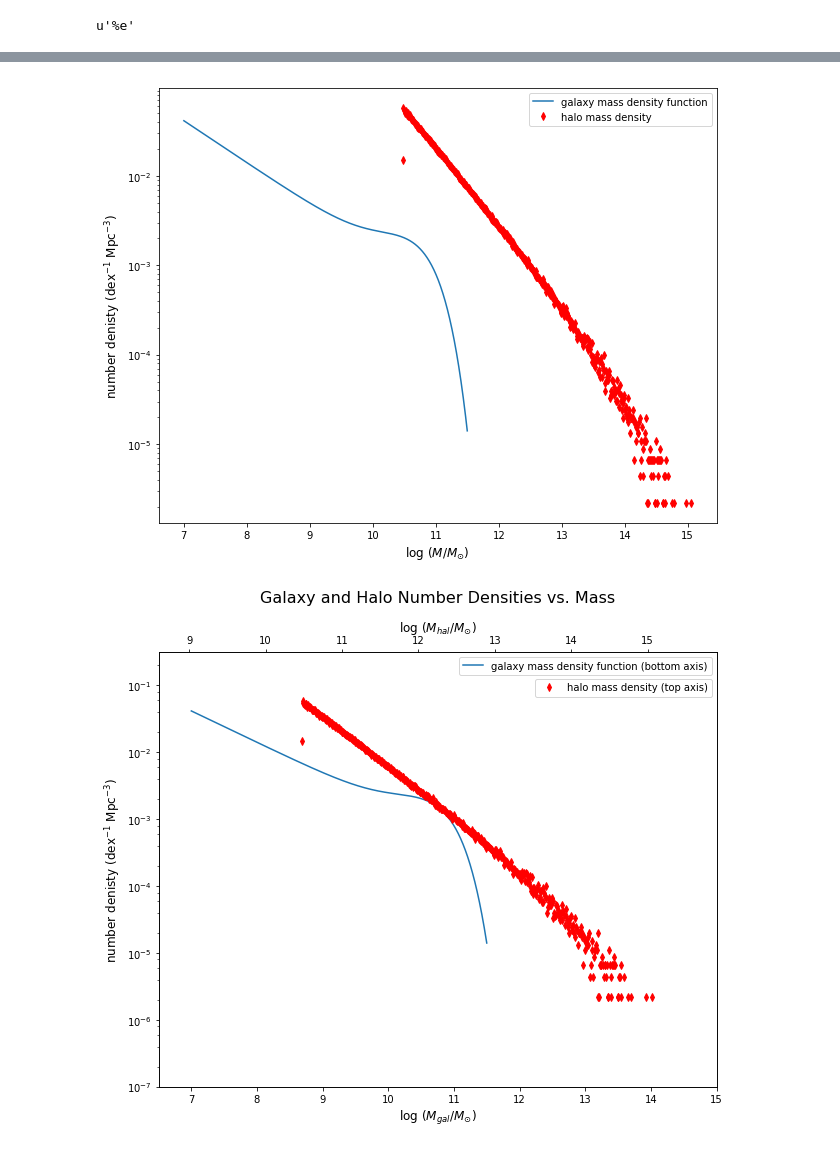
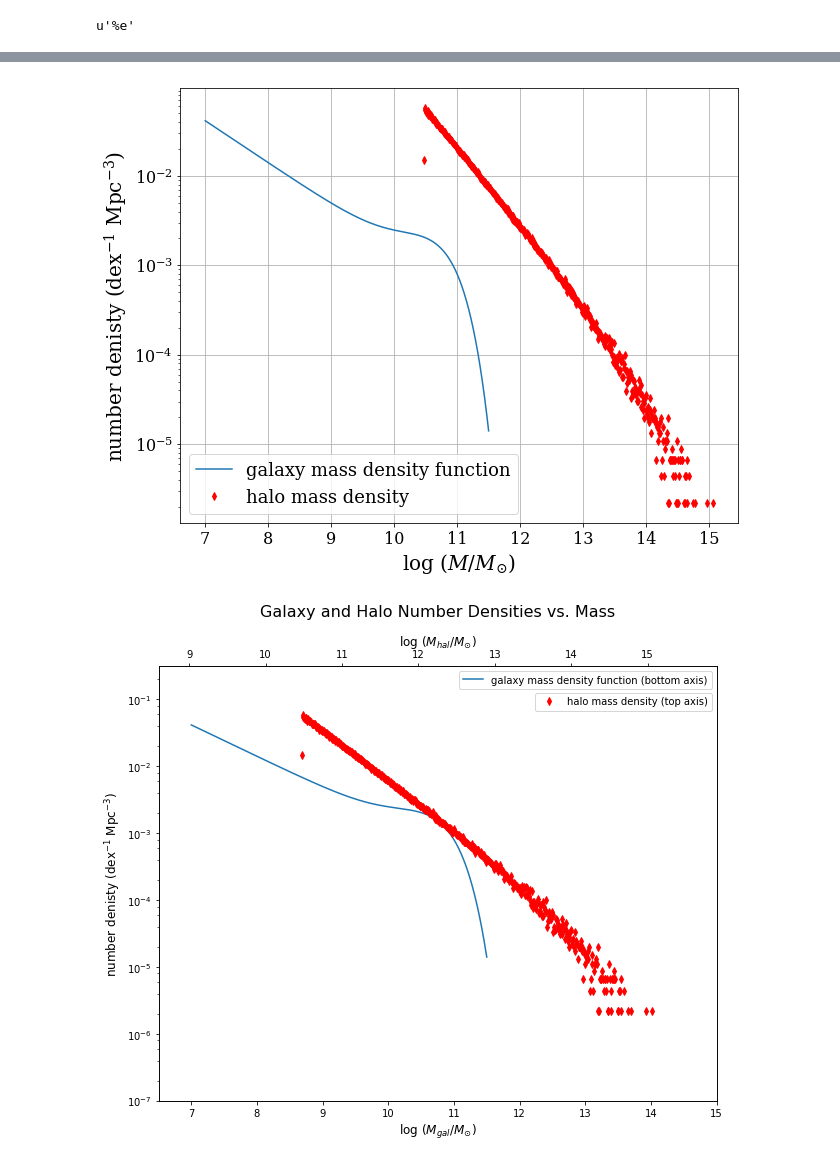
Before and after one commit to patricks1/Tinker, a Jupyter notebook: schechter.ipynb, the cells around one changed output, grey strips where cells are left out. Saved outputs shown, nothing was run; the diff lists cells and outputs as text; code cells hidden in the pictures.

Commit message:
made changes to put plots into presentation

```diff
--- a/schechter.ipynb
+++ b/schechter.ipynb
@@ -10,6 +9,21 @@ np.set_printoptions(formatter={'float': lambda x: format(x, '9.4E')})
 %precision %e
 # %% [output]
 u'%e'
+# %%
+import matplotlib.pyplot as plt
+from matplotlib import rcParams
+
+rcParams['mathtext.fontset'] = 'dejavuserif'
+rcParams['font.family'] = 'serif'
+rcParams['xtick.labelsize'] = 16
+rcParams['ytick.labelsize'] = 16
+rcParams['axes.grid']=True
+rcParams['axes.titlesize']=24
+rcParams['axes.labelsize']=20
+rcParams['axes.titlepad']=15
+rcParams['legend.frameon'] = True
+rcParams['legend.facecolor']='white'
+rcParams['legend.fontsize']=18
 # %%
 indx, halomass, haloradius, vmax, xpos, y, z, v_x, v_y, v_z = np.loadtxt (
     "halo_bolshoi_z0.00_D360.dat", unpack=True)
@@ -101,16 +115,16 @@ halofreq:
 # %%
 #PLOT THE GALAXY AND HALO MASS DENSITY FUNCTIONS ON THE SAME PLOT WITHOUT ANY AXES MANIPUATIONS
 
 plt.figure(figsize=(10,8))
 
 plt.semilogy(logmratio,phi,label='galaxy mass density function') #Plot the galaxy mass function
-plt.xlabel('log ($M/M_{\odot}$)',fontsize=12)
-plt.ylabel('number denisty (dex$^{-1}$ Mpc$^{-3}$)',fontsize=12)
+plt.xlabel('log ($M/M_{\odot}$)')
+plt.ylabel('number denisty (dex$^{-1}$ Mpc$^{-3}$)')
 plt.semilogy(logmidbins,halofreq,'rd',markersize=5,label='halo mass density')
 plt.legend()
 plt.show()
 # %% [output]
-[figure, old version]
+[figure, new version]
 # %%
 #PLOT THE HALO AND GALAXY MASS DENSITY FUNCTION ON THE SAME PLOT, MOVING THE HALO MASS FUNCTION TO THE LEFT
 
```
Also changed, not shown: parts of 3 cells of this notebook, 1 other file.
